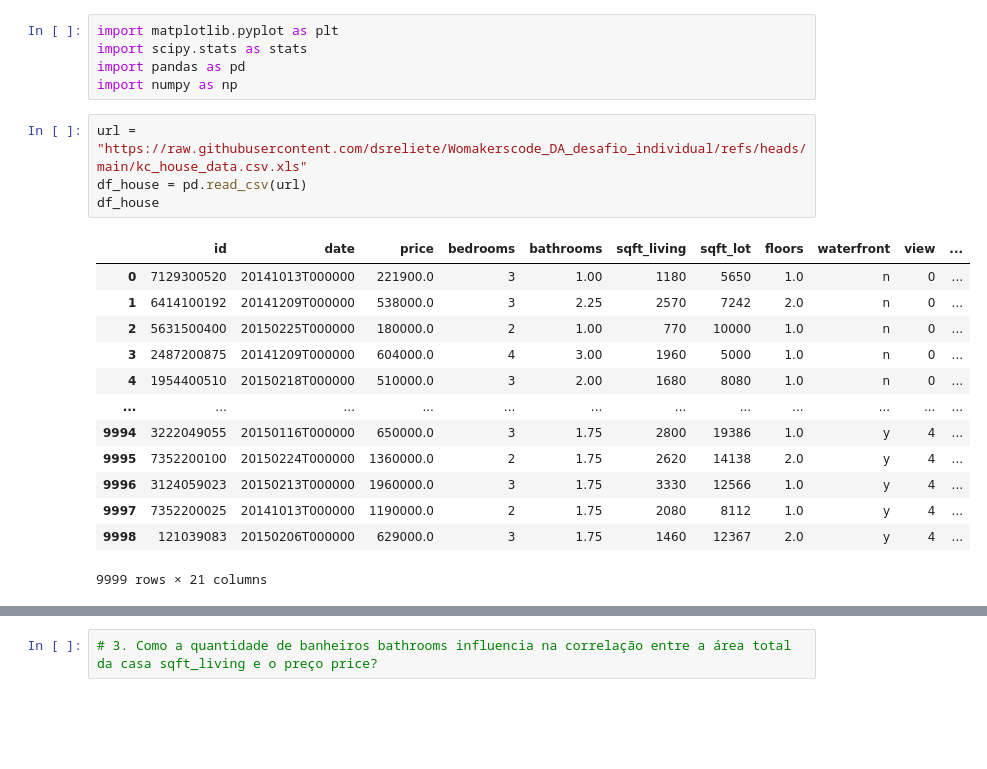
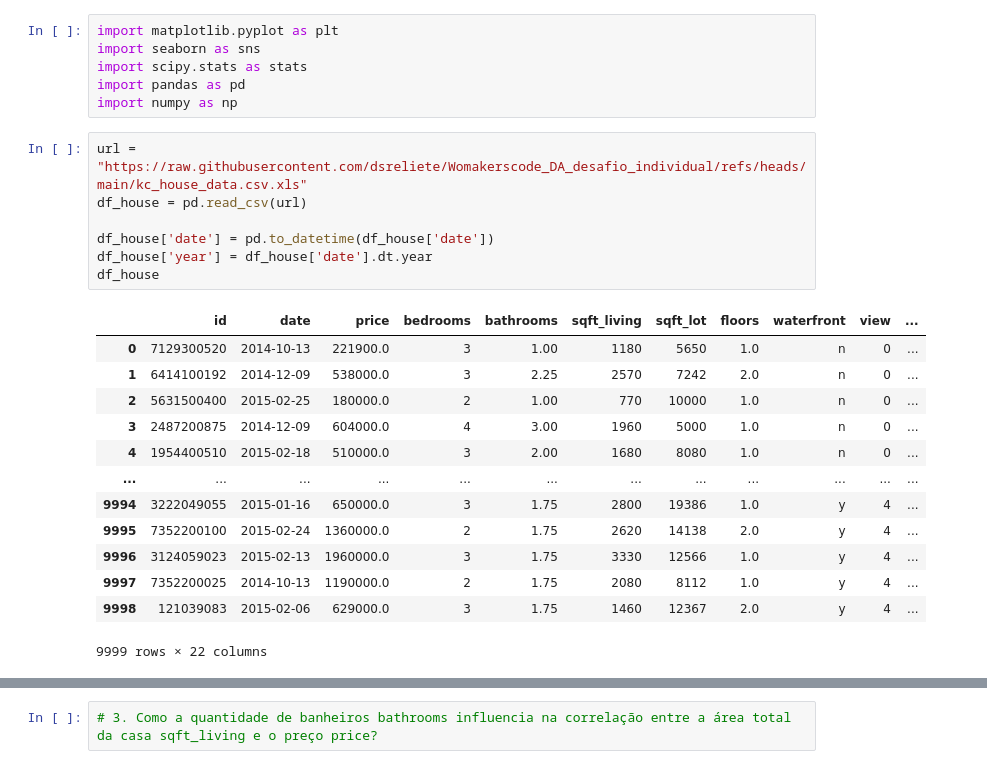
Before and after one commit to dsreliete/Womakerscode_DA_desafio_individual, a Jupyter notebook: Desafio6IndividualElietedaSilvaRodrigues.ipynb, the cells around one changed output, grey strips where cells are left out. Drawn from its saved outputs; the diff is of its cells as text; blank space fills up the shorter version.

```diff
--- a/Desafio6IndividualElietedaSilvaRodrigues.ipynb
+++ b/Desafio6IndividualElietedaSilvaRodrigues.ipynb
@@ -2,24 +2,28 @@
 <a href="https://colab.research.google.com/github/dsreliete/Womakerscode_DA_desafio_individual/blob/main/Desafio6IndividualElietedaSilvaRodrigues.ipynb" target="_parent"><img src="https://colab.research.google.com/assets/colab-badge.svg" alt="Open In Colab"/></a>
 # %%
 import matplotlib.pyplot as plt
+import seaborn as sns
 import scipy.stats as stats
 import pandas as pd
 import numpy as np
 # %%
 url = "https://raw.githubusercontent.com/dsreliete/Womakerscode_DA_desafio_individual/refs/heads/main/kc_house_data.csv.xls"
 df_house = pd.read_csv(url)
+
+df_house['date'] = pd.to_datetime(df_house['date'])
+df_house['year'] = df_house['date'].dt.year
 df_house
 # %% [output]
 |  | id | date | price | bedrooms | bathrooms | sqft_living | sqft_lot | floors | waterfront | view | ... |
-| 0 | 7129300520 | 20141013T000000 | 221900.0 | 3 | 1.00 | 1180 | 5650 | 1.0 | n | 0 | ... |
-| 1 | 6414100192 | 20141209T000000 | 538000.0 | 3 | 2.25 | 2570 | 7242 | 2.0 | n | 0 | ... |
-| 2 | 5631500400 | 20150225T000000 | 180000.0 | 2 | 1.00 | 770 | 10000 | 1.0 | n | 0 | ... |
-| 3 | 2487200875 | 20141209T000000 | 604000.0 | 4 | 3.00 | 1960 | 5000 | 1.0 | n | 0 | ... |
-| 4 | 1954400510 | 20150218T000000 | 510000.0 | 3 | 2.00 | 1680 | 8080 | 1.0 | n | 0 | ... |
+| 0 | 7129300520 | 2014-10-13 | 221900.0 | 3 | 1.00 | 1180 | 5650 | 1.0 | n | 0 | ... |
+| 1 | 6414100192 | 2014-12-09 | 538000.0 | 3 | 2.25 | 2570 | 7242 | 2.0 | n | 0 | ... |
+| 2 | 5631500400 | 2015-02-25 | 180000.0 | 2 | 1.00 | 770 | 10000 | 1.0 | n | 0 | ... |
+| 3 | 2487200875 | 2014-12-09 | 604000.0 | 4 | 3.00 | 1960 | 5000 | 1.0 | n | 0 | ... |
+| 4 | 1954400510 | 2015-02-18 | 510000.0 | 3 | 2.00 | 1680 | 8080 | 1.0 | n | 0 | ... |
 | ... | ... | ... | ... | ... | ... | ... | ... | ... | ... | ... | ... |
-| 9994 | 3222049055 | 20150116T000000 | 650000.0 | 3 | 1.75 | 2800 | 19386 | 1.0 | y | 4 | ... |
-| 9995 | 7352200100 | 20150224T000000 | 1360000.0 | 2 | 1.75 | 2620 | 14138 | 2.0 | y | 4 | ... |
-| 9996 | 3124059023 | 20150213T000000 | 1960000.0 | 3 | 1.75 | 3330 | 12566 | 1.0 | y | 4 | ... |
-| 9997 | 7352200025 | 20141013T000000 | 1190000.0 | 2 | 1.75 | 2080 | 8112 | 1.0 | y | 4 | ... |
-| 9998 | 121039083 | 20150206T000000 | 629000.0 | 3 | 1.75 | 1460 | 12367 | 2.0 | y | 4 | ... |
+| 9994 | 3222049055 | 2015-01-16 | 650000.0 | 3 | 1.75 | 2800 | 19386 | 1.0 | y | 4 | ... |
+| 9995 | 7352200100 | 2015-02-24 | 1360000.0 | 2 | 1.75 | 2620 | 14138 | 2.0 | y | 4 | ... |
+| 9996 | 3124059023 | 2015-02-13 | 1960000.0 | 3 | 1.75 | 3330 | 12566 | 1.0 | y | 4 | ... |
+| 9997 | 7352200025 | 2014-10-13 | 1190000.0 | 2 | 1.75 | 2080 | 8112 | 1.0 | y | 4 | ... |
+| 9998 | 121039083 | 2015-02-06 | 629000.0 | 3 | 1.75 | 1460 | 12367 | 2.0 | y | 4 | ... |
-9999 rows × 21 columns
+9999 rows × 22 columns
```
Also changed, not shown: parts of 6 cells of this notebook.
